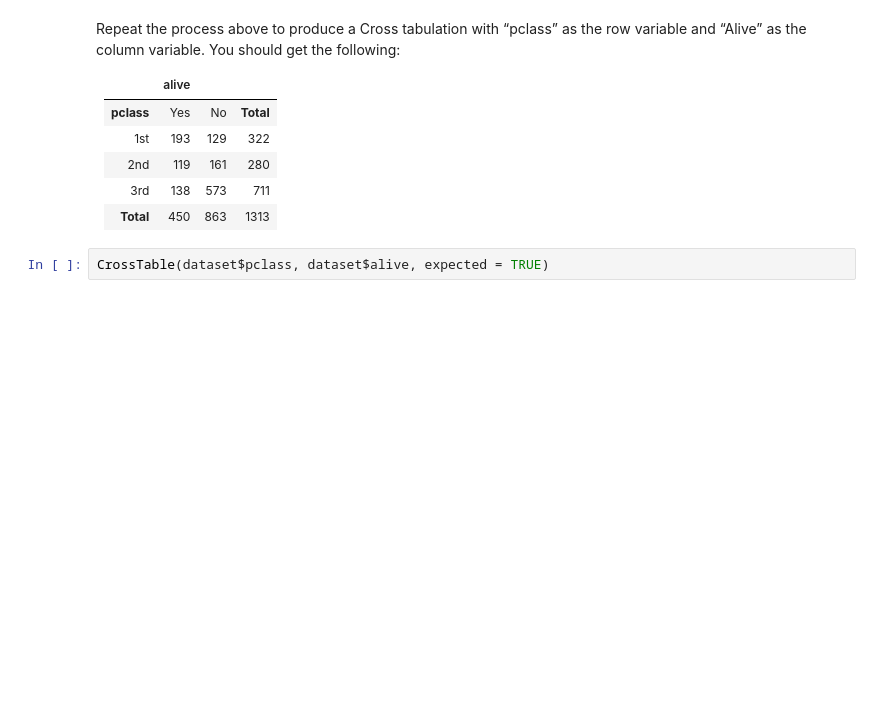
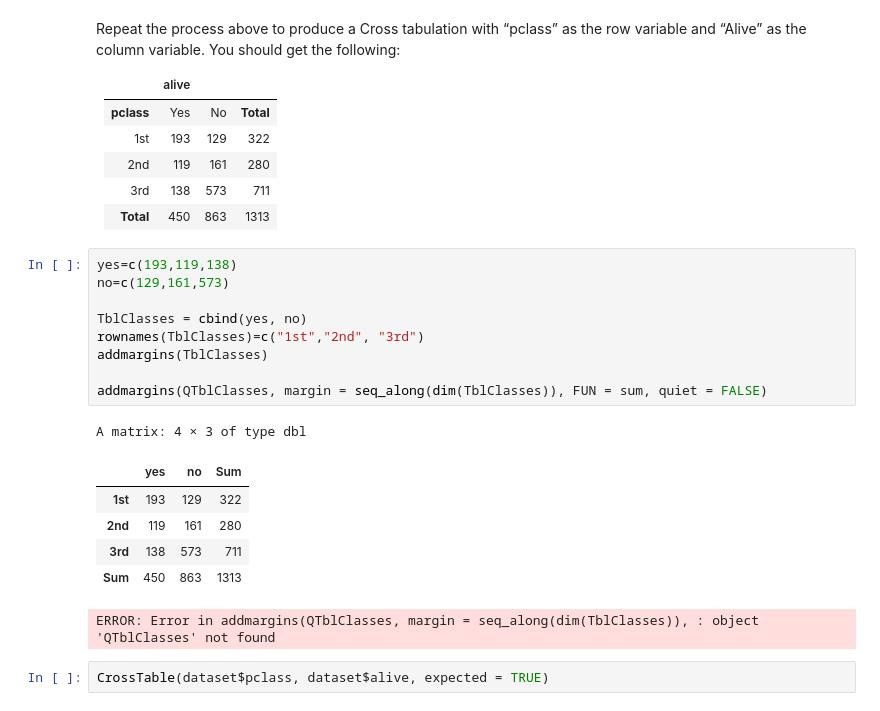
Before and after one commit to TJ-Hayward/R-Statistics-M342, a Jupyter notebook: Lab3_M20732.ipynb, the cells around one changed output. Saved outputs shown, nothing was run; the diff lists cells and outputs as text; blank space fills up the shorter version.

```diff
--- a/Lab3_M20732.ipynb
+++ b/Lab3_M20732.ipynb
@@ -217,6 +218,23 @@ Repeat the process above to produce a Cross tabulation with “pclass” as the
 |	2nd      | 119 | 161 |	280     |
 |	3rd	     | 138 | 573 |  711     |
 | **Total**| 450 | 863 |  1313    |
+# %%
+yes=c(193,119,138)
+no=c(129,161,573)
+
+TblClasses = cbind(yes, no)
+rownames(TblClasses)=c("1st","2nd", "3rd")
+addmargins(TblClasses)
+
+addmargins(QTblClasses, margin = seq_along(dim(TblClasses)), FUN = sum, quiet = FALSE)
+# %% [output]
+A matrix: 4 × 3 of type dbl
+|  | yes | no | Sum |
+| 1st | 193 | 129 | 322 |
+| 2nd | 119 | 161 | 280 |
+| 3rd | 138 | 573 | 711 |
+| Sum | 450 | 863 | 1313 |
+ERROR: Error in addmargins(QTblClasses, margin = seq_along(dim(TblClasses)), : object 'QTblClasses' not found
 # %%
 CrossTable(dataset$pclass, dataset$alive, expected = TRUE)
 # %% [output]
```
Also changed, not shown: parts of 8 cells of this notebook, 5 other files.
